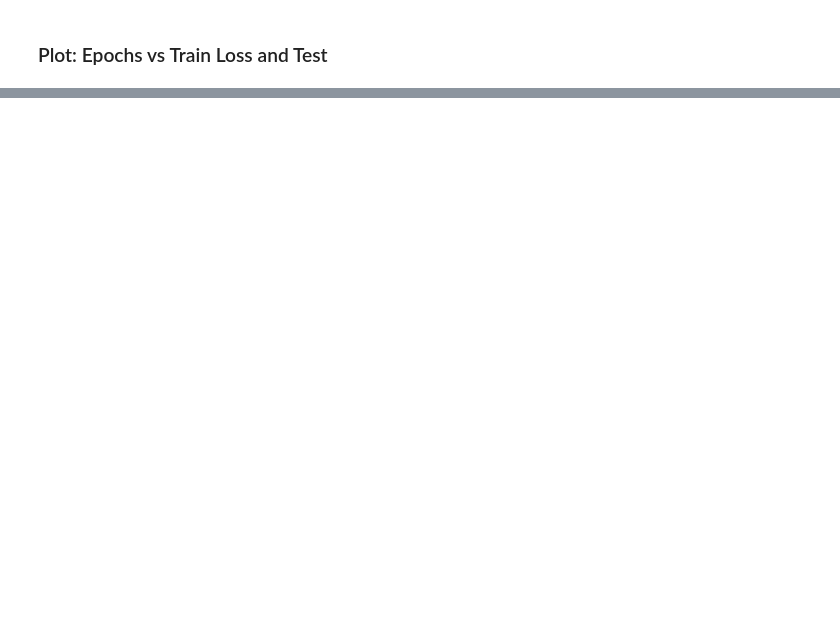
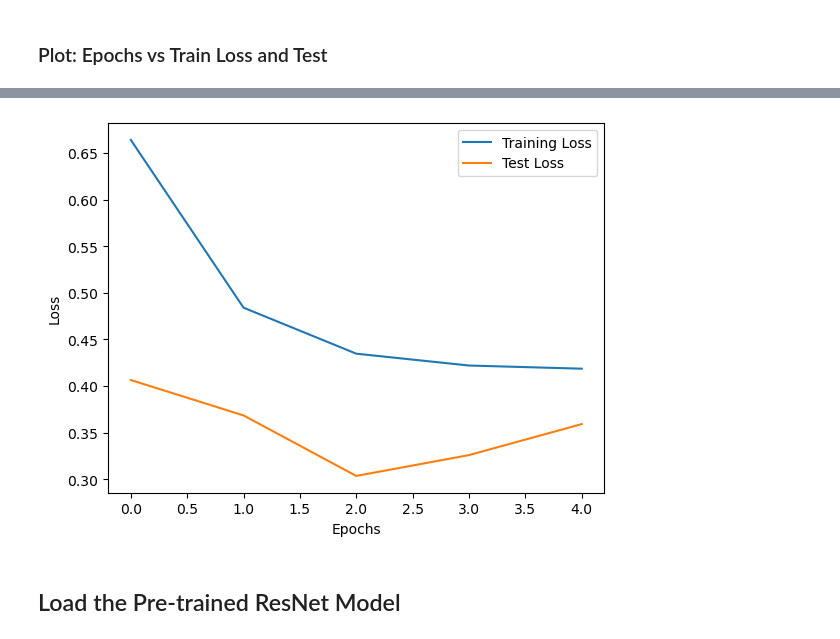
Before and after one commit to AnuragKr/ai-playground, a Jupyter notebook: notebooks/dl/cnn_alexnet_human_action_recognition.ipynb, the cells around one changed output, grey strips where cells are left out. Drawn from its saved outputs; the diff is of its cells as text; code cells hidden in the pictures; blank space fills up the shorter version.

```diff
--- a/notebooks/dl/cnn_alexnet_human_action_recognition.ipynb
+++ b/notebooks/dl/cnn_alexnet_human_action_recognition.ipynb
@@ -232,0 +372,19 @@ plt.show()
+# %%
+import torchvision.models as models
+import torch
+import torch.nn as nn
+
+# Load the pre-trained Inception v1 (GoogLeNet) model
+model = models.googlenet(pretrained=True)
+
+# model = models.inception_v2(pretrained=True)  # Uncomment to use Inception v2
+# model = models.inception_v3(pretrained=True)  # Uncomment to use Inception v3
+
+# Freeze all the parameters
+for param in model.parameters():
+    param.requires_grad = False
+
+# Modify the final fully connected layer to match the number of classes (5 classes)
+model.fc = nn.Linear(model.fc.in_features, 5)
+
+print(model)
@@ -232,0 +410,5 @@ plt.show()
+# %%
+# Initialize the model
+optimizer = optim.Adam(model.fc.parameters(), lr=0.005)
+model = model.to(device)
+train_losses,test_losses = train(model, optimizer, model_name = 'inception_',pretrained=True, num_epochs = 5)
@@ -232,0 +429,12 @@ plt.show()
+# %%
+# Plotting the training and validation losses
+plt.plot(train_losses, label='Training Loss')
+plt.plot(test_losses, label='Test Loss')
+plt.xlabel('Epochs')
+plt.ylabel('Loss')
+plt.legend()
+plt.show()
+# %% [output]
+[figure, added]
+# %% [markdown]
+## Load the Pre-trained ResNet Model
```
Also changed, not shown: parts of 43 cells of this notebook, 7 other files.
